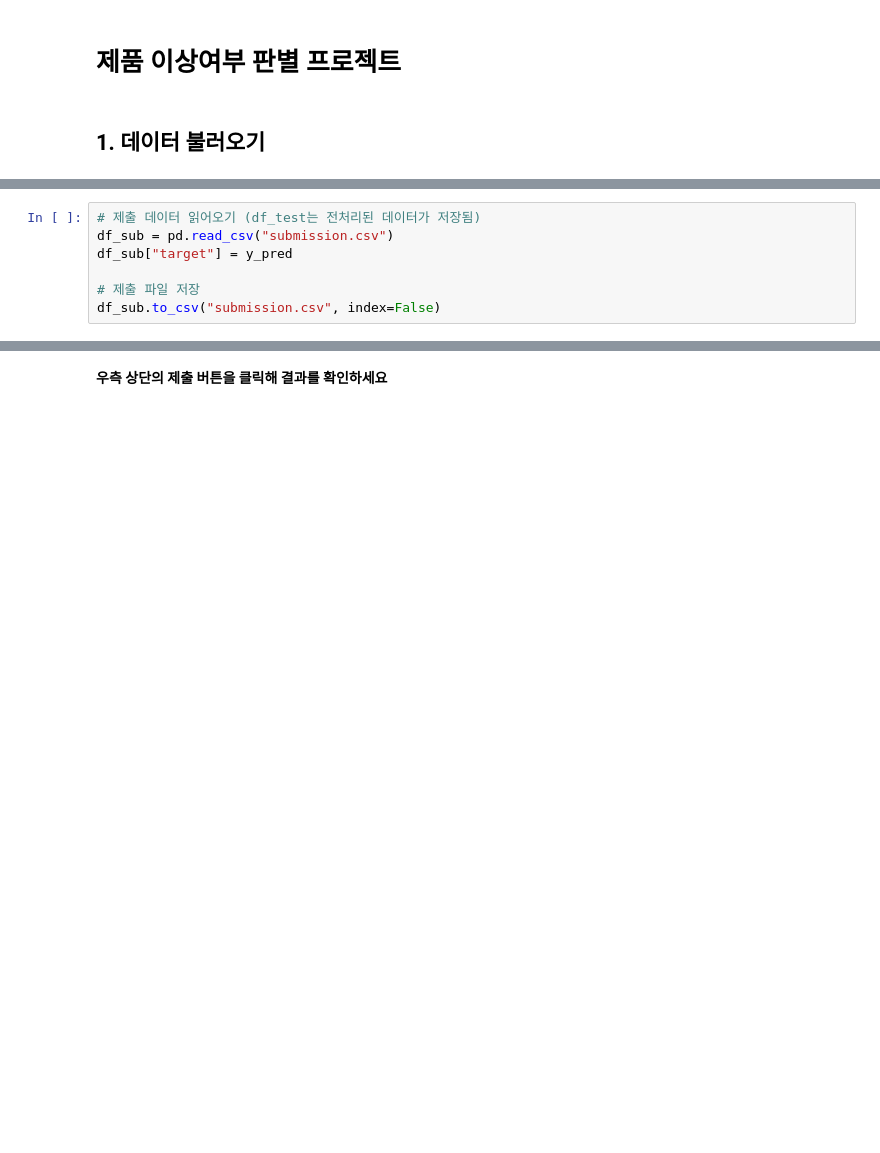
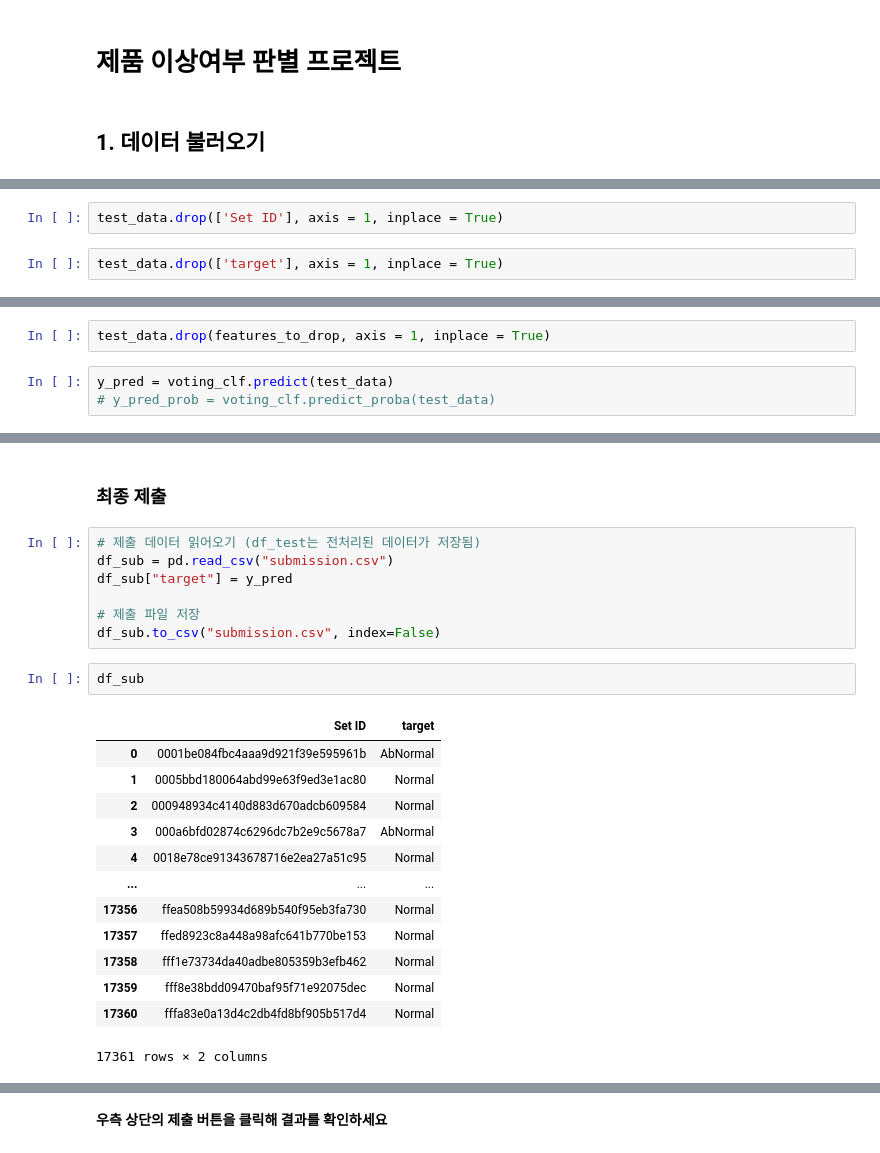
Before and after one commit to Jacob-9909/LG_aimers, a Jupyter notebook: lg_aimers_code.ipynb, the cells around one changed output, grey strips where cells are left out. Drawn from its saved outputs; the diff is of its cells as text; blank space fills up the shorter version.

```diff
--- a/lg_aimers_code.ipynb
+++ b/lg_aimers_code.ipynb
@@ -685,0 +760,4 @@ y_pred = voting_clf.predict(test_x_shap)
+# %%
+test_data.drop(['Set ID'], axis = 1, inplace = True)
+# %%
+test_data.drop(['target'], axis = 1, inplace = True)
@@ -685,0 +767,5 @@ y_pred = voting_clf.predict(test_x_shap)
+# %%
+test_data.drop(features_to_drop, axis = 1, inplace = True)
+# %%
+y_pred = voting_clf.predict(test_data)
+# y_pred_prob = voting_clf.predict_proba(test_data)
@@ -686,3 +786,5 @@ y_pred = voting_clf.predict(test_x_shap)
+# %% [markdown]
+### 최종 제출
 # %%
 # 제출 데이터 읽어오기 (df_test는 전처리된 데이터가 저장됨)
 df_sub = pd.read_csv("submission.csv")
@@ -690,3 +792,19 @@ df_sub["target"] = y_pred
 
 # 제출 파일 저장
 df_sub.to_csv("submission.csv", index=False)
+# %%
+df_sub
+# %% [output]
+|  | Set ID | target |
+| 0 | 0001be084fbc4aaa9d921f39e595961b | AbNormal |
+| 1 | 0005bbd180064abd99e63f9ed3e1ac80 | Normal |
+| 2 | 000948934c4140d883d670adcb609584 | Normal |
+| 3 | 000a6bfd02874c6296dc7b2e9c5678a7 | AbNormal |
+| 4 | 0018e78ce91343678716e2ea27a51c95 | Normal |
+| ... | ... | ... |
+| 17356 | ffea508b59934d689b540f95eb3fa730 | Normal |
+| 17357 | ffed8923c8a448a98afc641b770be153 | Normal |
+| 17358 | fff1e73734da40adbe805359b3efb462 | Normal |
+| 17359 | fff8e38bdd09470baf95f71e92075dec | Normal |
+| 17360 | fffa83e0a13d4c2db4fd8bf905b517d4 | Normal |
+17361 rows × 2 columns
```
Also changed, not shown: parts of 106 cells of this notebook.
